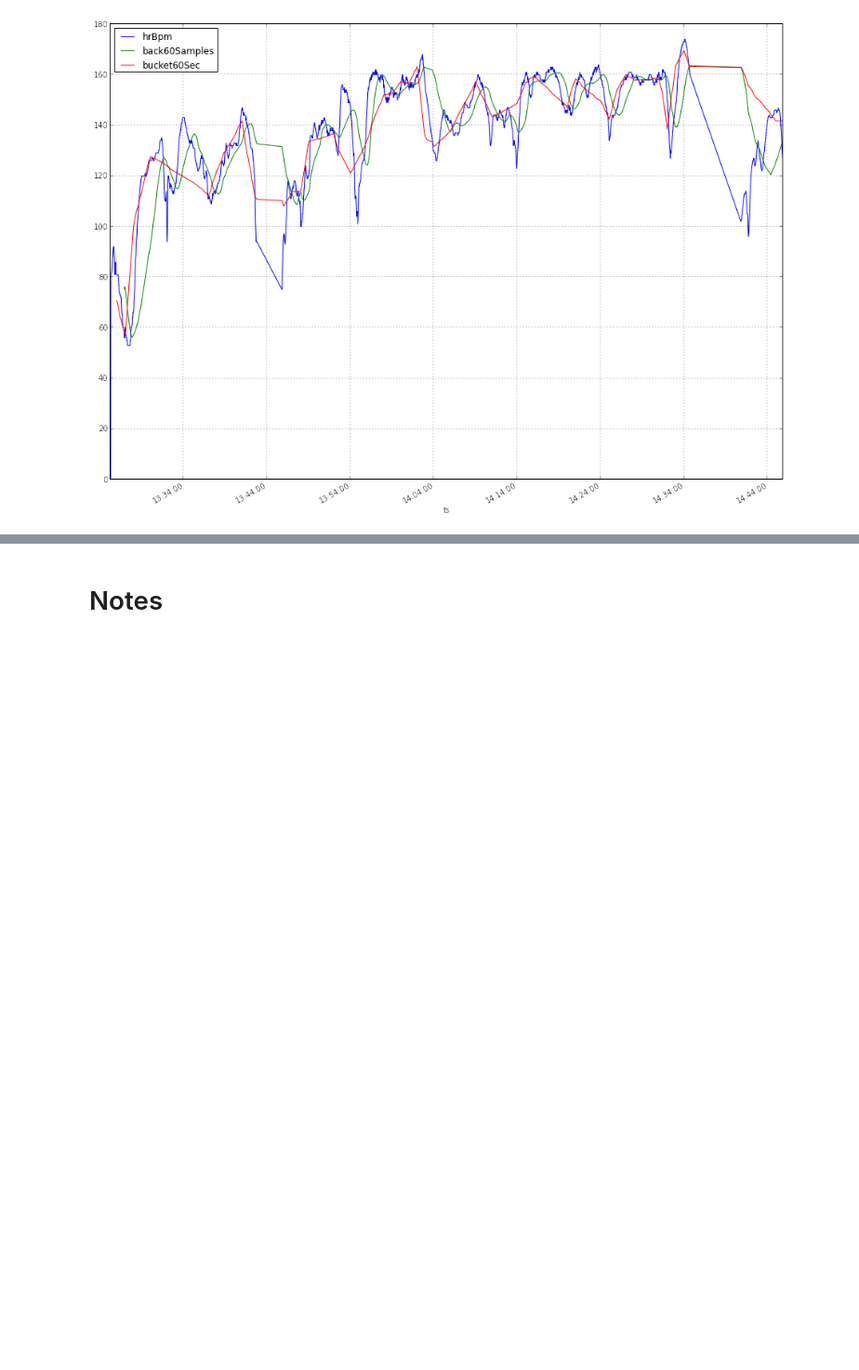
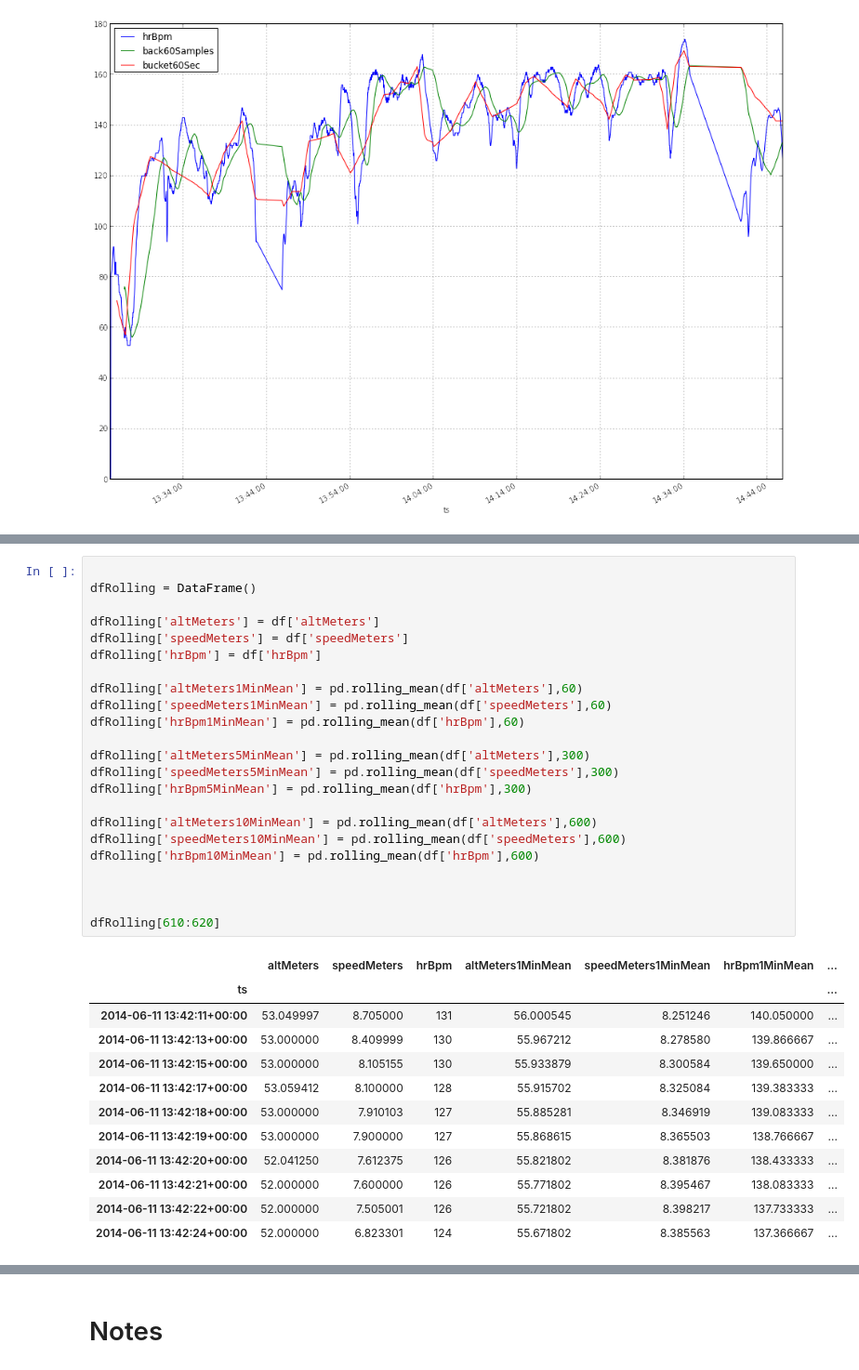
Before and after one commit to arunxarun/bikedatahacking, a Jupyter notebook: bikedatahacking.ipynb, the cells around one changed output, grey strips where cells are left out. Shown at 93% size. Cells and saved outputs as stored; diff of their text form; blank space fills up the shorter version.

```diff
--- a/bikedatahacking.ipynb
+++ b/bikedatahacking.ipynb
@@ -471,0 +523,36 @@ The smaller intervals look like they track better.
+# %%
+
+dfRolling = DataFrame()
+
+dfRolling['altMeters'] = df['altMeters']
+dfRolling['speedMeters'] = df['speedMeters']
+dfRolling['hrBpm'] = df['hrBpm']
+
+dfRolling['altMeters1MinMean'] = pd.rolling_mean(df['altMeters'],60)
+dfRolling['speedMeters1MinMean'] = pd.rolling_mean(df['speedMeters'],60)
+dfRolling['hrBpm1MinMean'] = pd.rolling_mean(df['hrBpm'],60)
+
+dfRolling['altMeters5MinMean'] = pd.rolling_mean(df['altMeters'],300)
+dfRolling['speedMeters5MinMean'] = pd.rolling_mean(df['speedMeters'],300)
+dfRolling['hrBpm5MinMean'] = pd.rolling_mean(df['hrBpm'],300)
+
+dfRolling['altMeters10MinMean'] = pd.rolling_mean(df['altMeters'],600)
+dfRolling['speedMeters10MinMean'] = pd.rolling_mean(df['speedMeters'],600)
+dfRolling['hrBpm10MinMean'] = pd.rolling_mean(df['hrBpm'],600)
+
+
+
+dfRolling[610:620]
+# %% [output]
+|  | altMeters | speedMeters | hrBpm | altMeters1MinMean | speedMeters1MinMean | hrBpm1MinMean | ... |
+| ts |  |  |  |  |  |  | ... |
+| 2014-06-11 13:42:11+00:00 | 53.049997 | 8.705000 | 131 | 56.000545 | 8.251246 | 140.050000 | ... |
+| 2014-06-11 13:42:13+00:00 | 53.000000 | 8.409999 | 130 | 55.967212 | 8.278580 | 139.866667 | ... |
+| 2014-06-11 13:42:15+00:00 | 53.000000 | 8.105155 | 130 | 55.933879 | 8.300584 | 139.650000 | ... |
+| 2014-06-11 13:42:17+00:00 | 53.059412 | 8.100000 | 128 | 55.915702 | 8.325084 | 139.383333 | ... |
+| 2014-06-11 13:42:18+00:00 | 53.000000 | 7.910103 | 127 | 55.885281 | 8.346919 | 139.083333 | ... |
+| 2014-06-11 13:42:19+00:00 | 53.000000 | 7.900000 | 127 | 55.868615 | 8.365503 | 138.766667 | ... |
+| 2014-06-11 13:42:20+00:00 | 52.041250 | 7.612375 | 126 | 55.821802 | 8.381876 | 138.433333 | ... |
+| 2014-06-11 13:42:21+00:00 | 52.000000 | 7.600000 | 126 | 55.771802 | 8.395467 | 138.083333 | ... |
+| 2014-06-11 13:42:22+00:00 | 52.000000 | 7.505001 | 126 | 55.721802 | 8.398217 | 137.733333 | ... |
+| 2014-06-11 13:42:24+00:00 | 52.000000 | 6.823301 | 124 | 55.671802 | 8.385563 | 137.366667 | ... |
```
Also changed, not shown: parts of 26 cells of this notebook.
